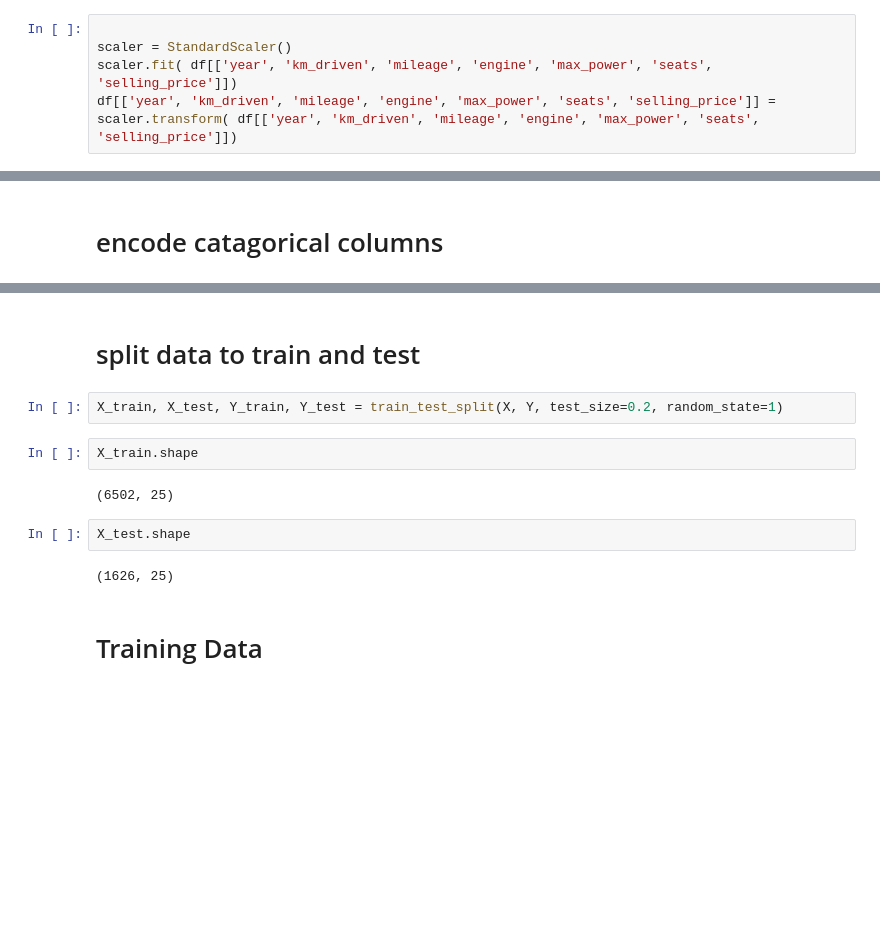
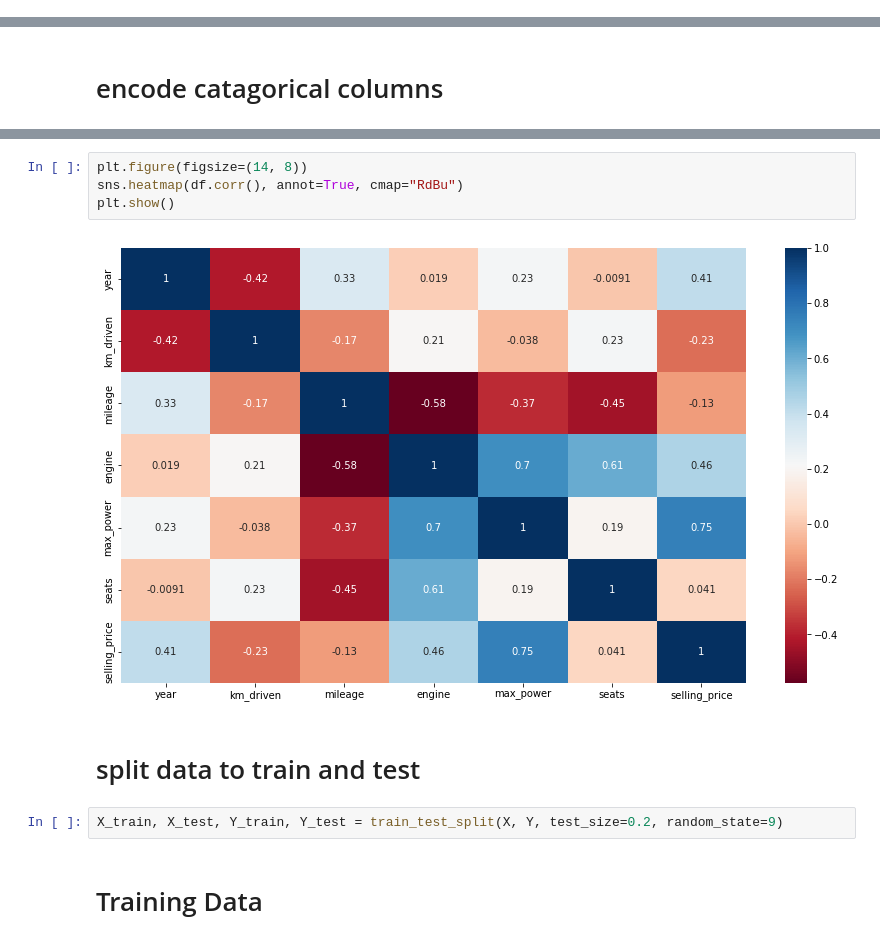
Before and after one commit to moKhaled73/machine_learing, a Jupyter notebook: section/project1/car_predicition.ipynb, the cells around one changed output, grey strips where cells are left out. Drawn from its saved outputs; the diff is of its cells as text; blank space fills up the shorter version.

```diff
--- a/section/project1/car_predicition.ipynb
+++ b/section/project1/car_predicition.ipynb
@@ -56,5 +50,0 @@ df.head()
-# %%
-
-scaler = StandardScaler()
-scaler.fit( df[['year', 'km_driven', 'mileage', 'engine', 'max_power', 'seats', 'selling_price']])
-df[['year', 'km_driven', 'mileage', 'engine', 'max_power', 'seats', 'selling_price']] = scaler.transform( df[['year', 'km_driven', 'mileage', 'engine', 'max_power', 'seats', 'selling_price']])
@@ -217,14 +138,12 @@ Name: 19, Length: 8128, dtype: object
+# %%
+plt.figure(figsize=(14, 8))
+sns.heatmap(df.corr(), annot=True, cmap="RdBu")
+plt.show()
+# %% [output]
+[figure, added]
 # %% [markdown]
 # split data to train and test
 # %%
-X_train, X_test, Y_train, Y_test = train_test_split(X, Y, test_size=0.2, random_state=1)
+X_train, X_test, Y_train, Y_test = train_test_split(X, Y, test_size=0.2, random_state=9)
-# %%
-X_train.shape
-# %% [output]
-(6502, 25)
-# %%
-X_test.shape
-# %% [output]
-(1626, 25)
 # %% [markdown]
 # Training Data
```
Also changed, not shown: parts of 31 cells of this notebook.
